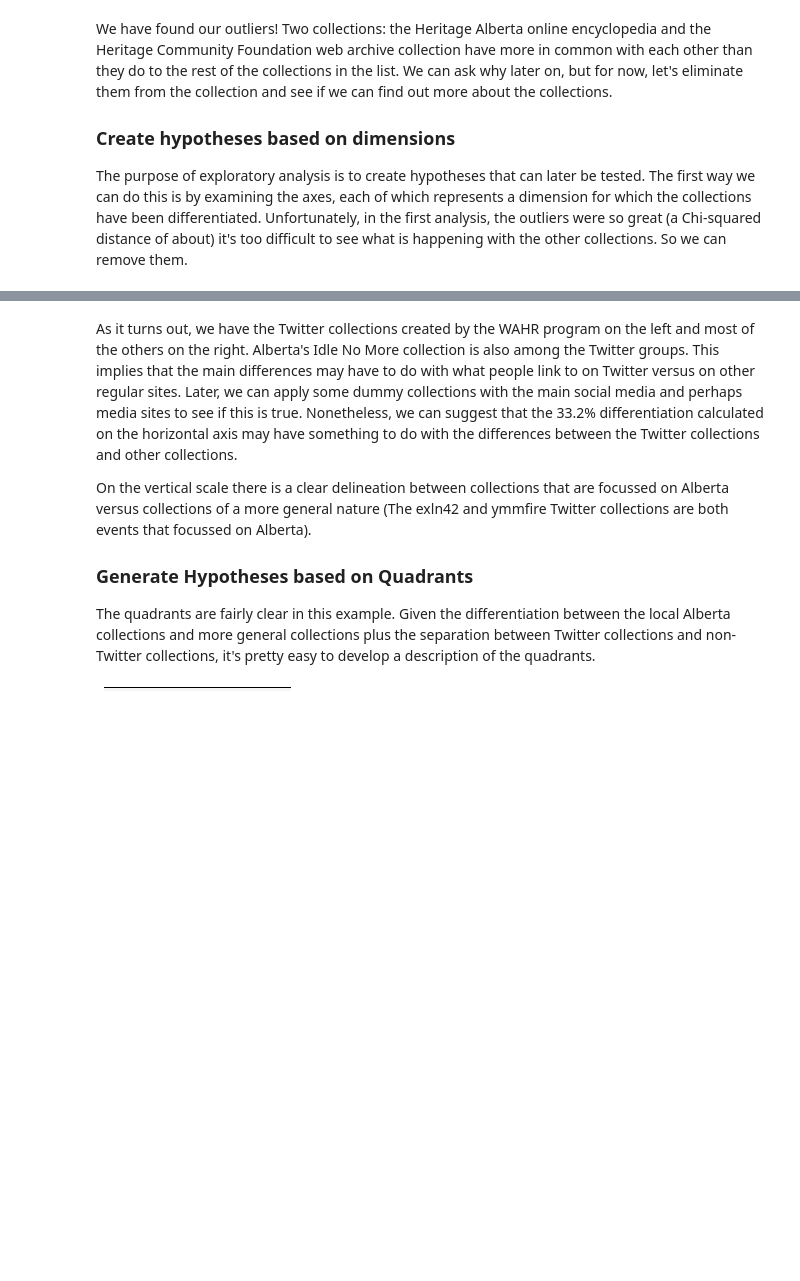
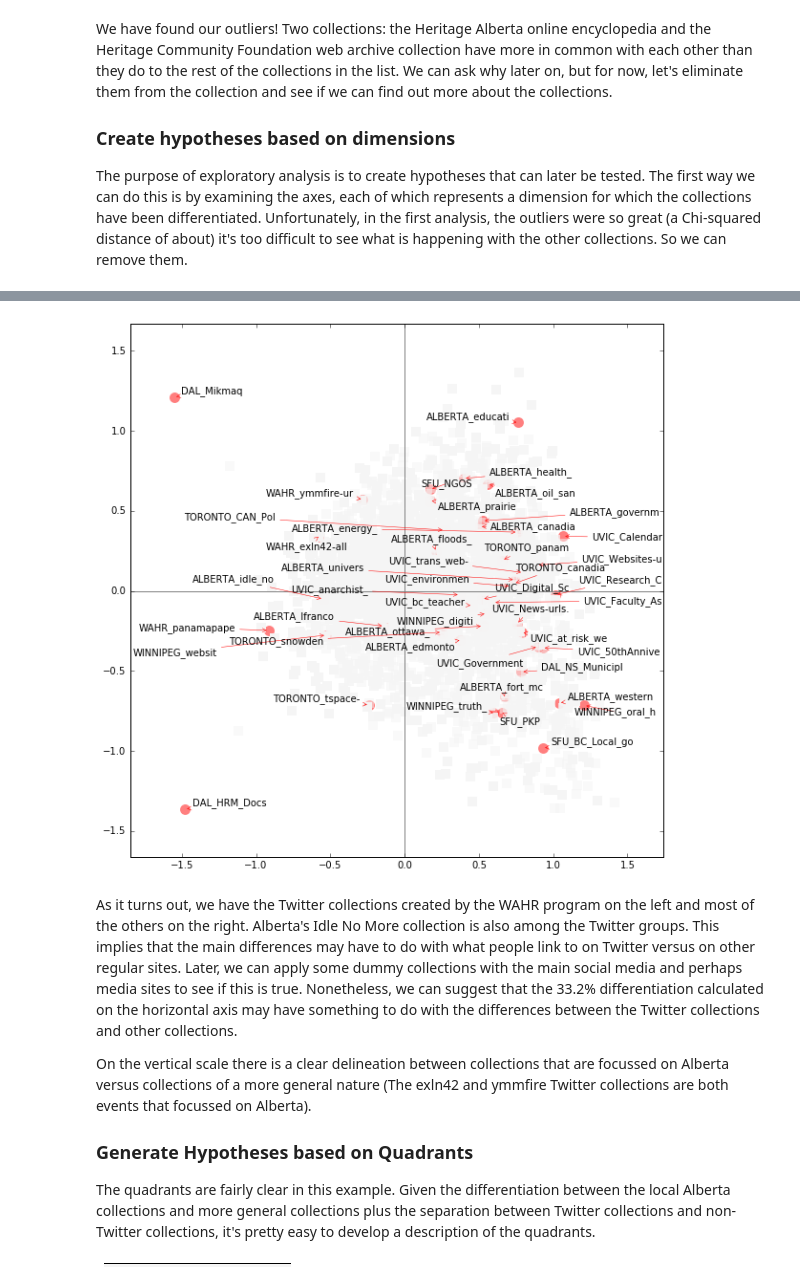
Before and after one commit to web-archive-group/WALK, a Jupyter notebook: Compare/Using_Compare_to_Evaluate_Web_Archive_Collections.ipynb, the cells around one changed output, grey strips where cells are left out. Saved outputs shown, nothing was run; the diff lists cells and outputs as text; code cells hidden in the pictures; blank space fills up the shorter version.

```diff
--- a/Compare/Using_Compare_to_Evaluate_Web_Archive_Collections.ipynb
+++ b/Compare/Using_Compare_to_Evaluate_Web_Archive_Collections.ipynb
@@ -166,3 +166,23 @@ dummy2 = Compare(collection_var2[-1])
+# %%
+d2points = dummy2.result['rows']
+d2urls = dummy2.result['columns']
+d2rlabels = dummy2.response.index
+d2labels = dummy2.collection_names
+plt.figure(figsize=(10,10))
+plt.margins(0.1)
+plt.axhline(0, color='gray')
+plt.axvline(0, color='gray')
+plt.scatter(*d2points,  s=120, marker='o', c='r', alpha=.5, linewidths=0)
+plt.scatter(*d2urls,  s=120, marker='s', c='whitesmoke', alpha=.5, linewidths=0)
+texts=[]
+for x, y, label in zip(*d2points, d2labels):
+    texts.append(plt.text(x, y, label))
+
+AT.adjust_text(texts, arrowprops=dict(arrowstyle="->", color='r', lw=0.5))
+
+plt.show()
+# %% [output]
+[figure, added]
 # %% [markdown]
 As it turns out, we have the Twitter collections created by the WAHR program on the left and most of the others on the right.  Alberta's Idle No More collection is also among the Twitter groups.  This implies that the main differences may have to do with what people link to on Twitter versus on other regular sites. Later, we can apply some dummy collections with the main social media and perhaps media sites to see if this is true.  Nonetheless, we can suggest that the 33.2% differentiation calculated on the horizontal axis may have something to do with the differences between the Twitter collections and other collections.
 
```
Also changed, not shown: parts of 8 cells of this notebook.
